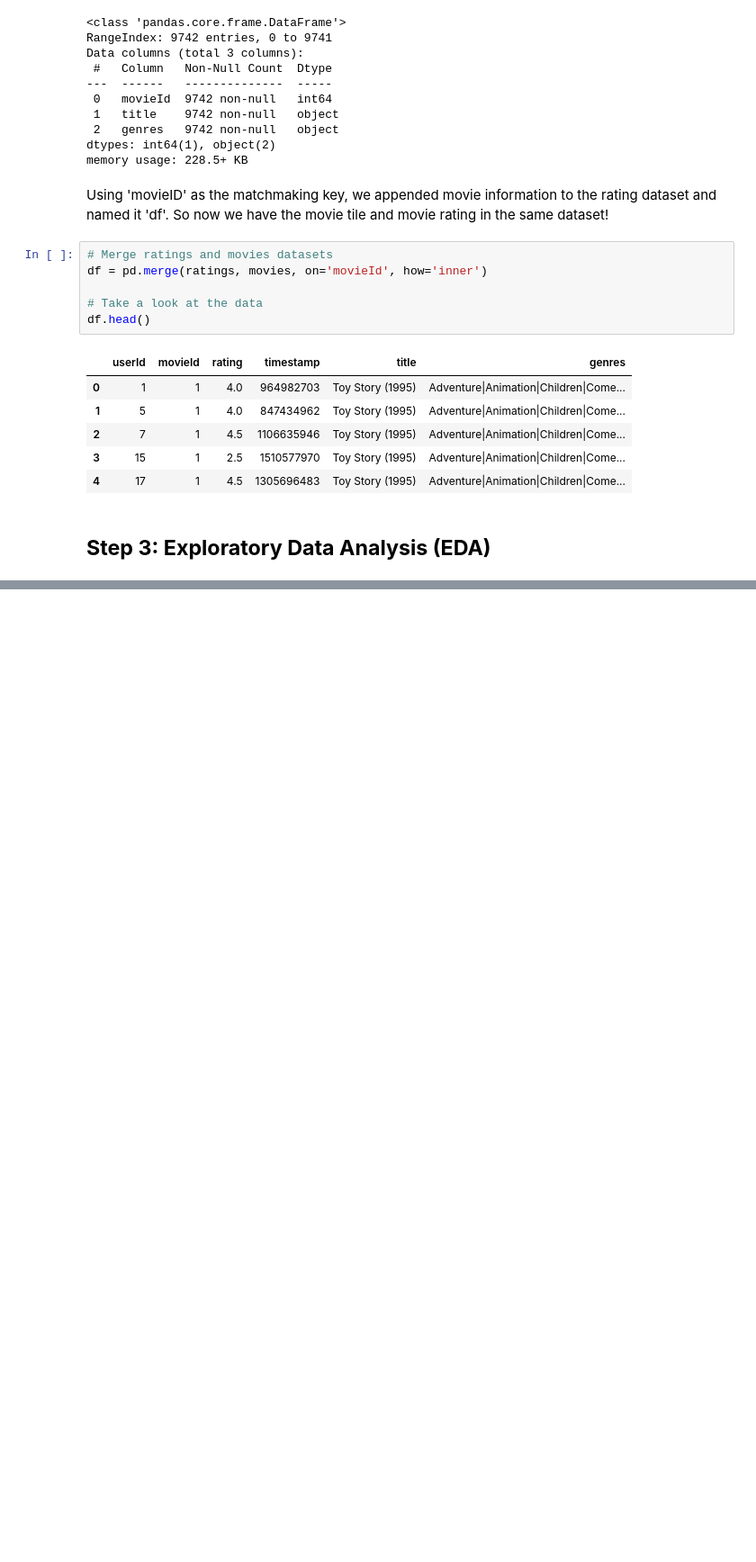
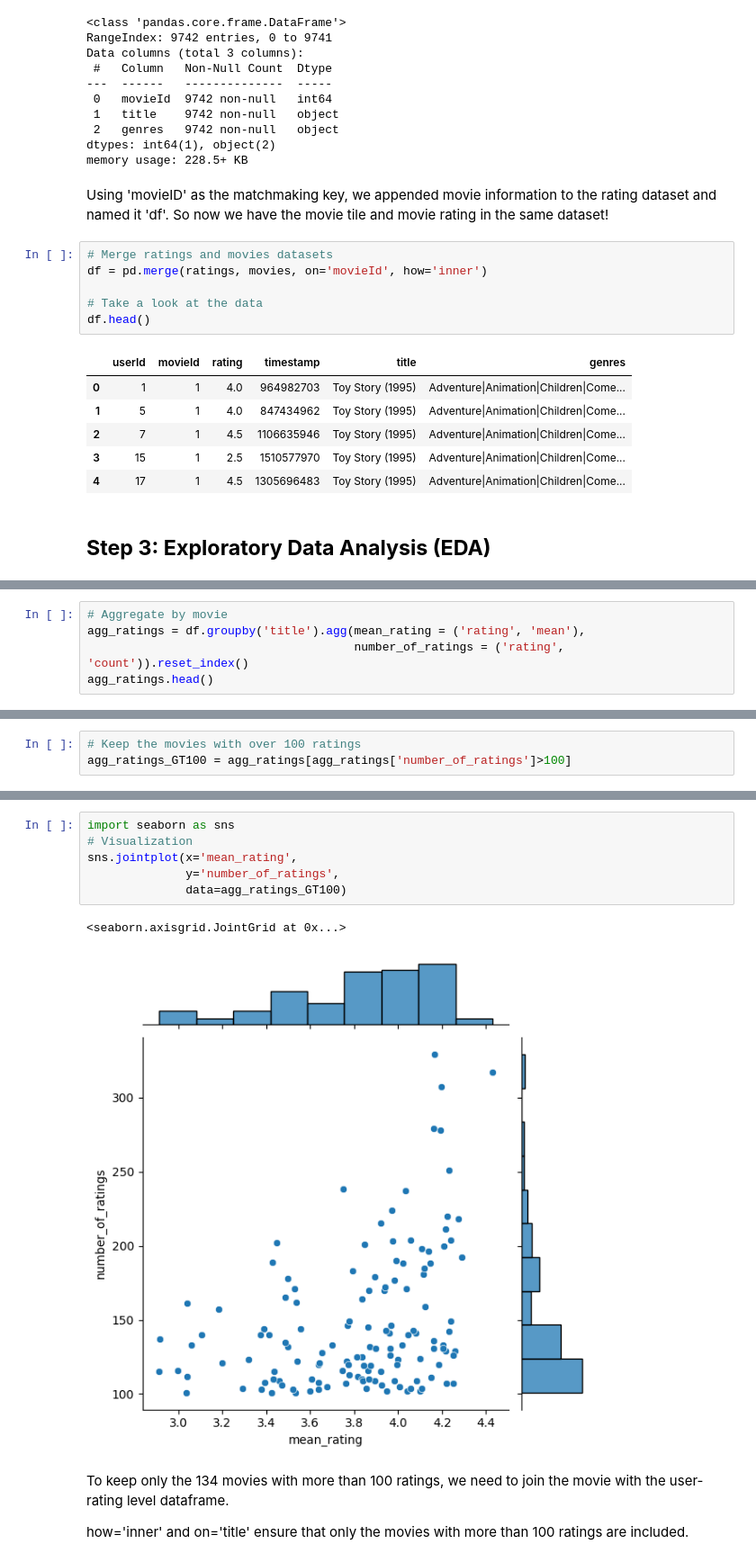
Before and after one commit to alouvre/Machine-Learning-Projects, a Jupyter notebook: CollaborativeFiltering.ipynb, the cells around one changed output, grey strips where cells are left out. Shown: that part at 90% size. Saved outputs shown, nothing was run; the diff lists cells and outputs as text; blank space fills up the shorter version.

```diff
--- a/CollaborativeFiltering.ipynb
+++ b/CollaborativeFiltering.ipynb
@@ -471,0 +542,5 @@ df.head()
+# %%
+# Aggregate by movie
+agg_ratings = df.groupby('title').agg(mean_rating = ('rating', 'mean'),
+                                      number_of_ratings = ('rating', 'count')).reset_index()
+agg_ratings.head()
@@ -471,0 +554,3 @@ df.head()
+# %%
+# Keep the movies with over 100 ratings
+agg_ratings_GT100 = agg_ratings[agg_ratings['number_of_ratings']>100]
@@ -471,0 +610,13 @@ df.head()
+# %%
+import seaborn as sns
+# Visualization
+sns.jointplot(x='mean_rating',
+              y='number_of_ratings',
+              data=agg_ratings_GT100)
+# %% [output]
+<seaborn.axisgrid.JointGrid at 0x...>
+[figure, added]
+# %% [markdown]
+To keep only the 134 movies with more than 100 ratings, we need to join the movie with the user-rating level dataframe.
+
+how='inner' and on='title' ensure that only the movies with more than 100 ratings are included.
```
Also changed, not shown: parts of 54 cells of this notebook.
